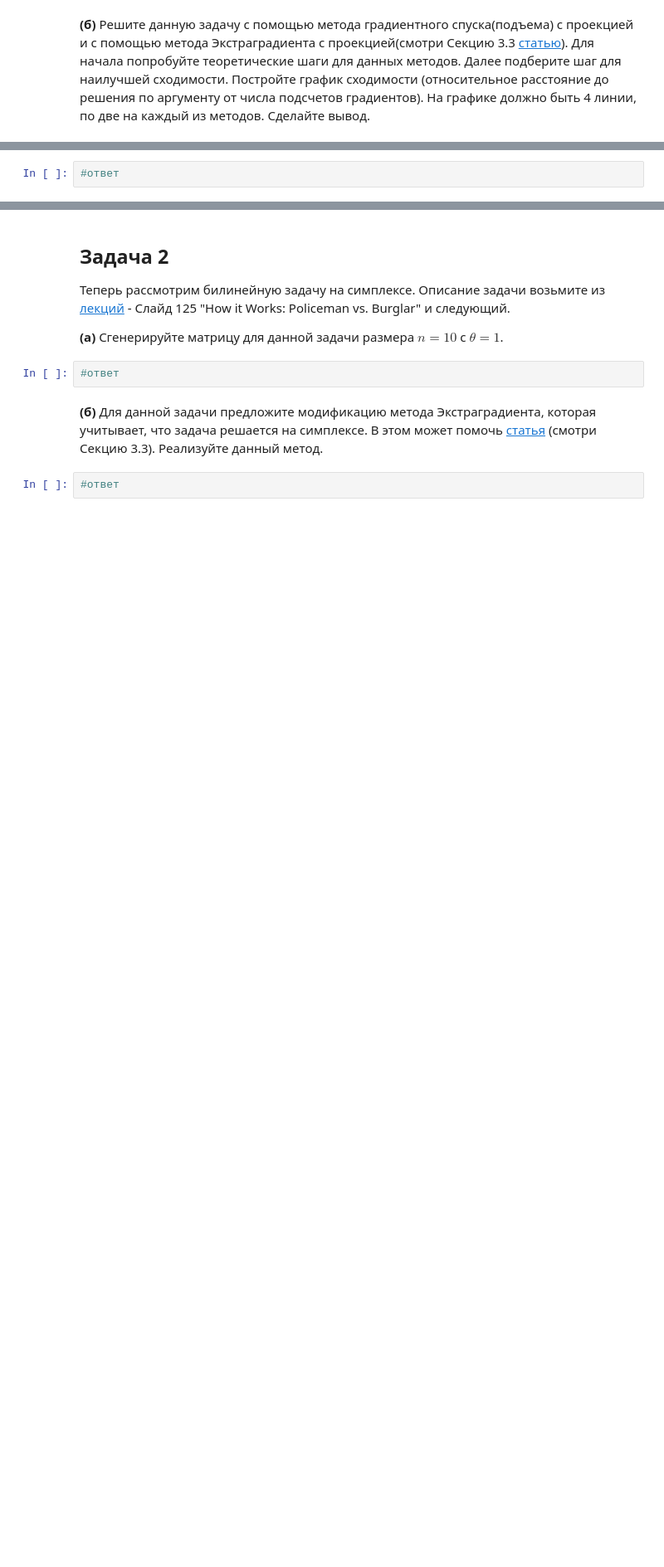
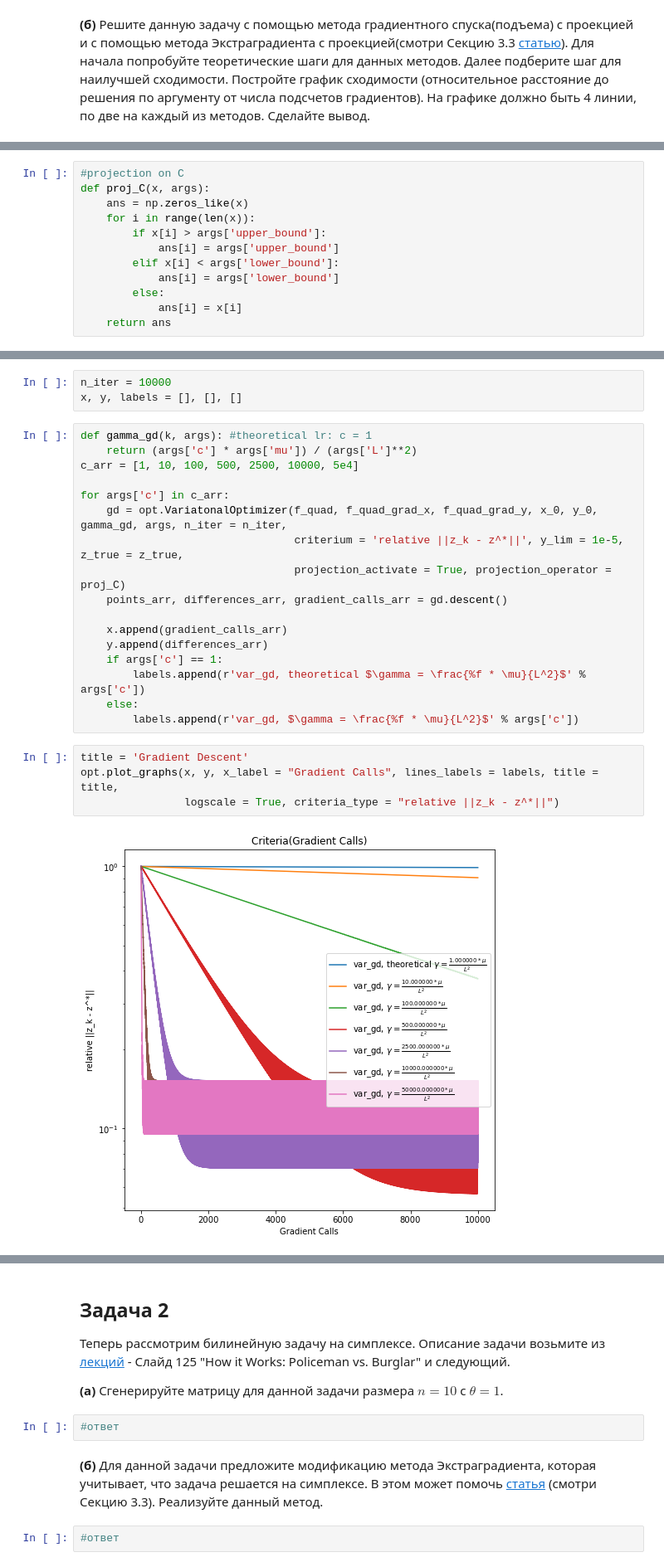
Before and after one commit to k2a07/MIPT-homeworks, a Jupyter notebook: Acharya_Kirill_Optimization_HW_8.ipynb, the cells around one changed output, grey strips where cells are left out. Shown at 83% size. Cells and saved outputs as stored; diff of their text form; blank space fills up the shorter version.

```diff
--- a/Acharya_Kirill_Optimization_HW_8.ipynb
+++ b/Acharya_Kirill_Optimization_HW_8.ipynb
@@ -26,0 +115,12 @@ __(б)__ Решите данную задачу с помощью метода
+# %%
+#projection on C
+def proj_C(x, args):
+    ans = np.zeros_like(x)
+    for i in range(len(x)):
+        if x[i] > args['upper_bound']:
+            ans[i] = args['upper_bound']
+        elif x[i] < args['lower_bound']:
+            ans[i] = args['lower_bound']
+        else:
+            ans[i] = x[i]
+    return ans
@@ -27,2 +140,26 @@ __(б)__ Решите данную задачу с помощью метода
+# %%
+n_iter = 10000
+x, y, labels = [], [], []
 # %%
-#ответ
+def gamma_gd(k, args): #theoretical lr: c = 1
+    return (args['c'] * args['mu']) / (args['L']**2)
+c_arr = [1, 10, 100, 500, 2500, 10000, 5e4]
+
+for args['c'] in c_arr:
+    gd = opt.VariatonalOptimizer(f_quad, f_quad_grad_x, f_quad_grad_y, x_0, y_0, gamma_gd, args, n_iter = n_iter,
+                                 criterium = 'relative ||z_k - z^*||', y_lim = 1e-5, z_true = z_true,
+                                 projection_activate = True, projection_operator = proj_C)
+    points_arr, differences_arr, gradient_calls_arr = gd.descent()
+
+    x.append(gradient_calls_arr)
+    y.append(differences_arr)
+    if args['c'] == 1:
+        labels.append(r'var_gd, theoretical $\gamma = \frac{%f * \mu}{L^2}$' % args['c'])
+    else:
+        labels.append(r'var_gd, $\gamma = \frac{%f * \mu}{L^2}$' % args['c'])
+# %%
+title = 'Gradient Descent'
+opt.plot_graphs(x, y, x_label = "Gradient Calls", lines_labels = labels, title = title,
+                logscale = True, criteria_type = "relative ||z_k - z^*||")
+# %% [output]
+[figure, added]
```
Also changed, not shown: parts of 11 cells of this notebook, 1 other file.
